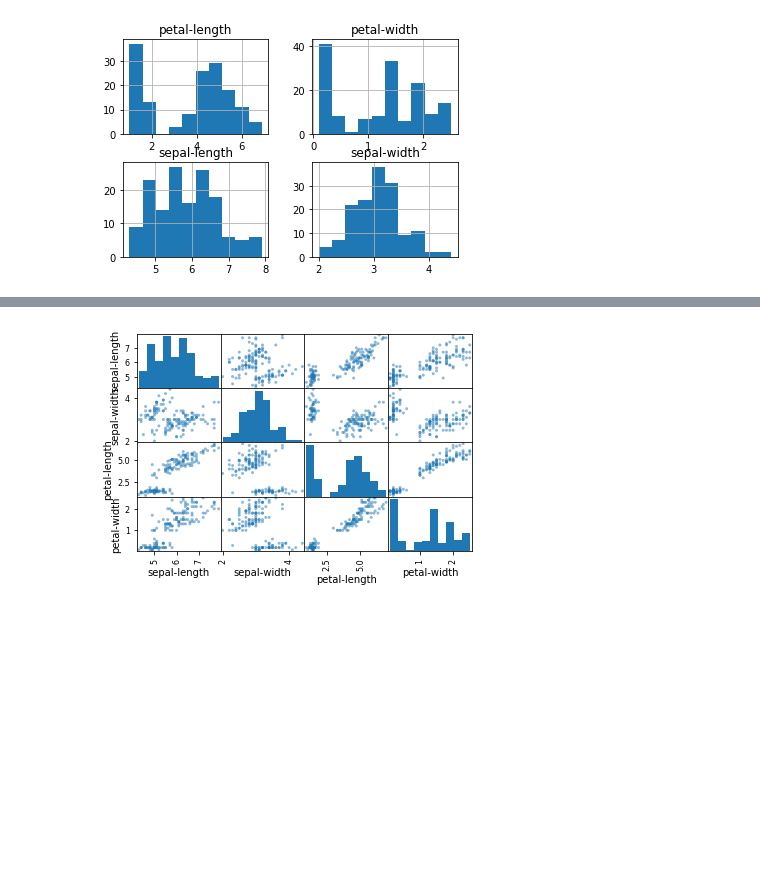
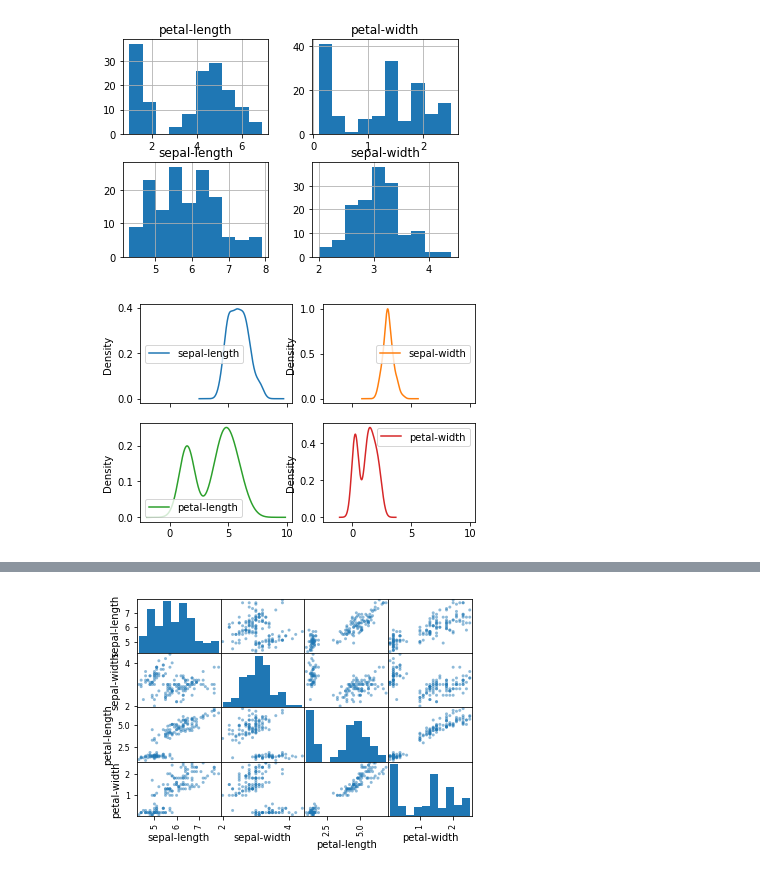
Before and after one commit to indranildchandra/ML101-Codelabs, a Jupyter notebook: src/ML_Hello_World_Example.ipynb, the cells around one changed output, grey strips where cells are left out. Drawn from its saved outputs; the diff is of its cells as text; code cells hidden in the pictures; blank space fills up the shorter version.

```diff
--- a/src/ML_Hello_World_Example.ipynb
+++ b/src/ML_Hello_World_Example.ipynb
@@ -108,3 +109,9 @@ dataset.hist()
 pyplot.show()
 # %% [output]
 [figure]
+# %%
+# Univariate plots - density plot
+dataset.plot(kind='density', subplots=True, layout=(2,2), sharex=True, sharey=False)
+pyplot.show()
+# %% [output]
+[figure, added]
```
Also changed, not shown: parts of 11 cells of this notebook.
